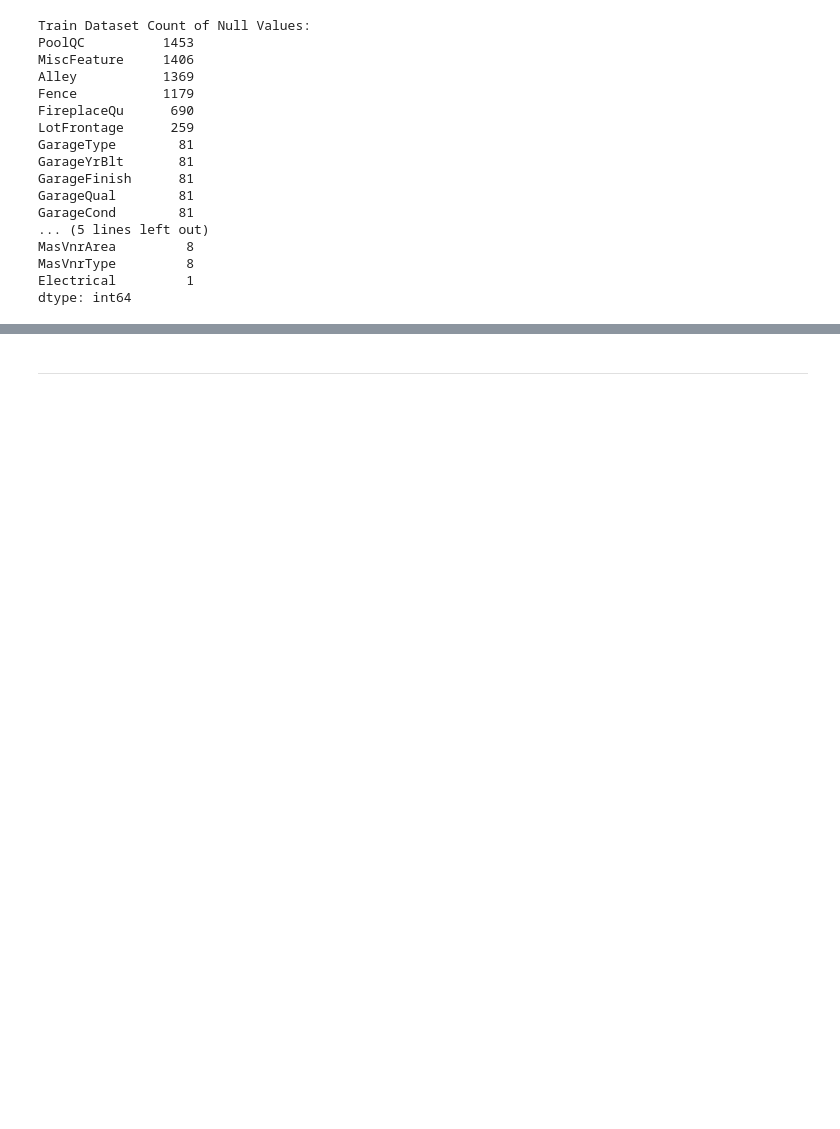
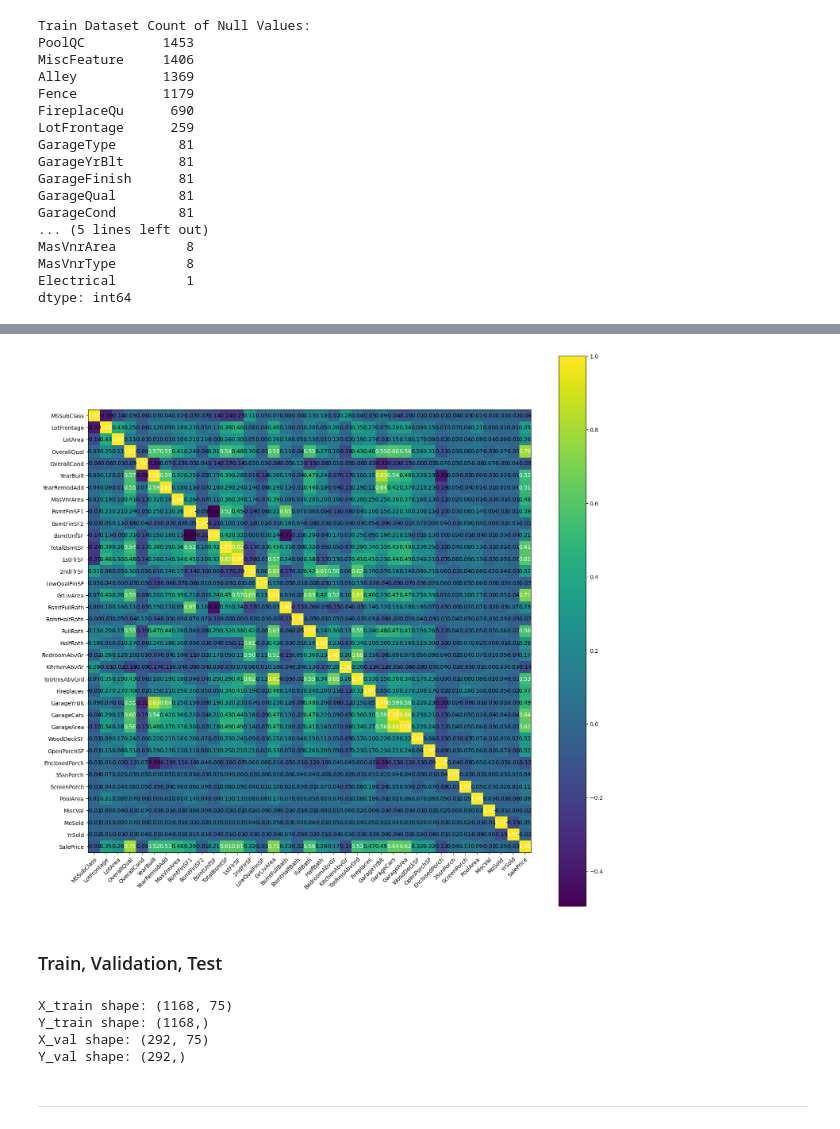
Before and after one commit to wchung1209/predicting_house_prices_ml_models, a Jupyter notebook: code/code.ipynb, the cells around one changed output, grey strips where cells are left out. Cells and saved outputs as stored; diff of their text form; code cells hidden in the pictures; blank space fills up the shorter version.

```diff
--- a/code/code.ipynb
+++ b/code/code.ipynb
@@ -144,0 +240,16 @@ plt.show()
+# %%
+# Get only numeric columns
+numeric_cols = train.select_dtypes(include=['number'])
+
+# Heatmap of all variables
+cm = numeric_cols.corr().values
+hm = heatmap(
+    cm,
+    row_names=numeric_cols.columns,
+    column_names=numeric_cols.columns,
+    figsize=(18, 18)
+)
+# %% [output]
+[figure, added]
+# %% [markdown]
+### Train, Validation, Test
@@ -144,0 +262,27 @@ plt.show()
+# %%
+# Set seed
+random_state = 0
+
+# Split data
+train_val_split_size = 0.2
+
+# Shuffle training data
+train_shuffled = train.sample(frac=1, random_state=42).reset_index(drop=True)
+
+# Split shuffled training data into training and validation
+X_train, X_val = train_test_split(train_shuffled, test_size=train_val_split_size, random_state=random_state)
+
+# Pop out SalePrice as Y
+Y_train = X_train.pop('SalePrice')
+Y_val = X_val.pop('SalePrice')
+
+# Shapes
+print("X_train shape:", X_train.shape)
+print("Y_train shape:", Y_train.shape)
+print("X_val shape:", X_val.shape)
+print("Y_val shape:", Y_val.shape)
+# %% [output]
+X_train shape: (1168, 75)
+Y_train shape: (1168,)
+X_val shape: (292, 75)
+Y_val shape: (292,)
```
Also changed, not shown: parts of 19 cells of this notebook.
